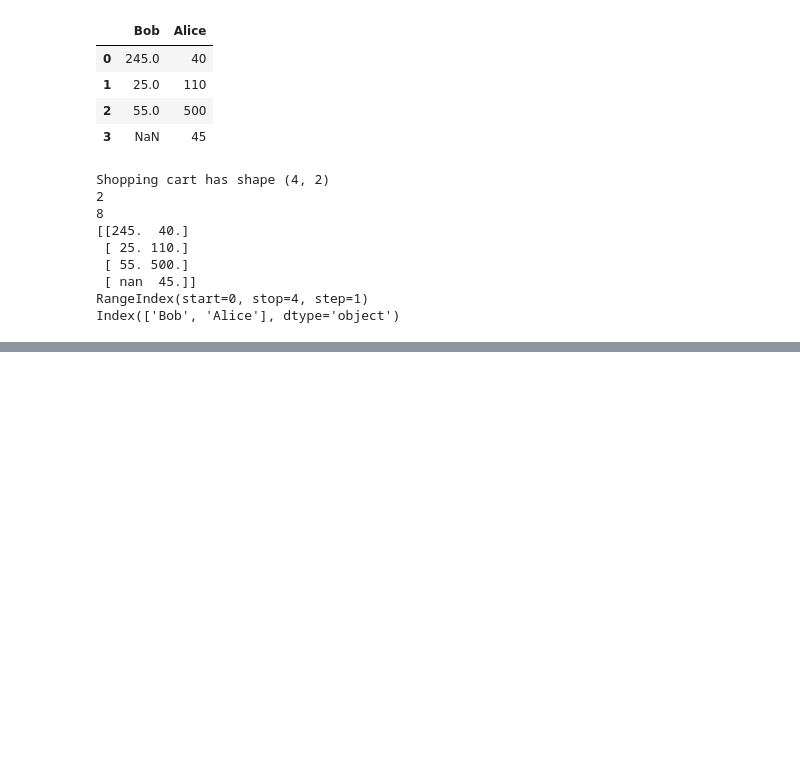
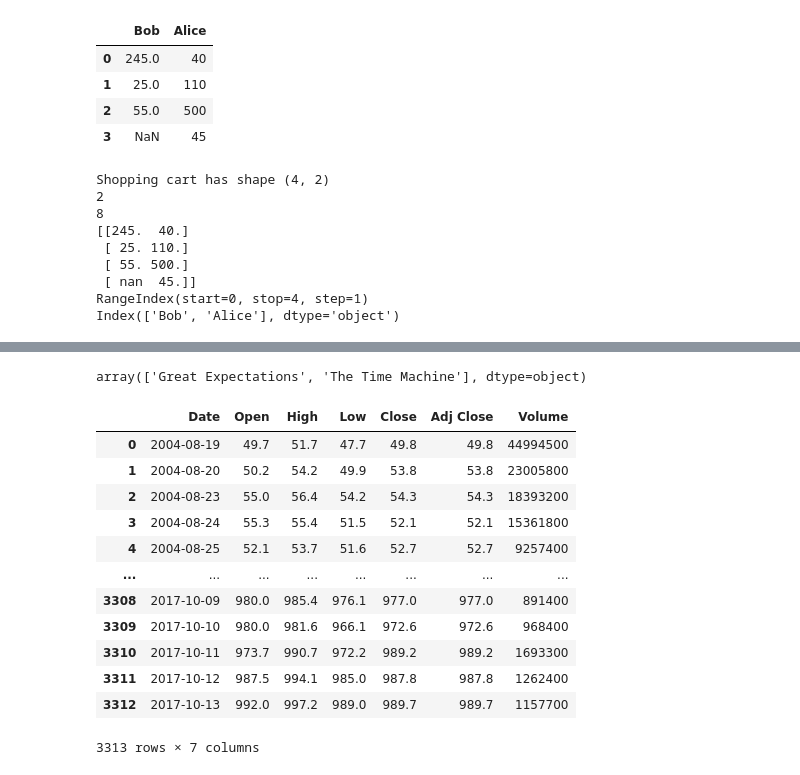
Before and after one commit to billyotieno/udc_python_fundamentals, a Jupyter notebook: udc_pandas_funcs.ipynb, the cells around one changed output, grey strips where cells are left out. Cells and saved outputs as stored; diff of their text form; code cells hidden in the pictures; blank space fills up the shorter version.

```diff
--- a/udc_pandas_funcs.ipynb
+++ b/udc_pandas_funcs.ipynb
@@ -250,0 +451,22 @@ Index(['Bob', 'Alice'], dtype='object')
+# %%
+best_rated
+# %% [output]
+array(['Great Expectations', 'The Time Machine'], dtype=object)
+# %%
+google_stock = pd.read_csv("goog-1.csv")
+# %%
+google_stock
+# %% [output]
+|  | Date | Open | High | Low | Close | Adj Close | Volume |
+| 0 | 2004-08-19 | 49.7 | 51.7 | 47.7 | 49.8 | 49.8 | 44994500 |
+| 1 | 2004-08-20 | 50.2 | 54.2 | 49.9 | 53.8 | 53.8 | 23005800 |
+| 2 | 2004-08-23 | 55.0 | 56.4 | 54.2 | 54.3 | 54.3 | 18393200 |
+| 3 | 2004-08-24 | 55.3 | 55.4 | 51.5 | 52.1 | 52.1 | 15361800 |
+| 4 | 2004-08-25 | 52.1 | 53.7 | 51.6 | 52.7 | 52.7 | 9257400 |
+| ... | ... | ... | ... | ... | ... | ... | ... |
+| 3308 | 2017-10-09 | 980.0 | 985.4 | 976.1 | 977.0 | 977.0 | 891400 |
+| 3309 | 2017-10-10 | 980.0 | 981.6 | 966.1 | 972.6 | 972.6 | 968400 |
+| 3310 | 2017-10-11 | 973.7 | 990.7 | 972.2 | 989.2 | 989.2 | 1693300 |
+| 3311 | 2017-10-12 | 987.5 | 994.1 | 985.0 | 987.8 | 987.8 | 1262400 |
+| 3312 | 2017-10-13 | 992.0 | 997.2 | 989.0 | 989.7 | 989.7 | 1157700 |
+3313 rows × 7 columns
```
Also changed, not shown: parts of 34 cells of this notebook, 2 other files.
